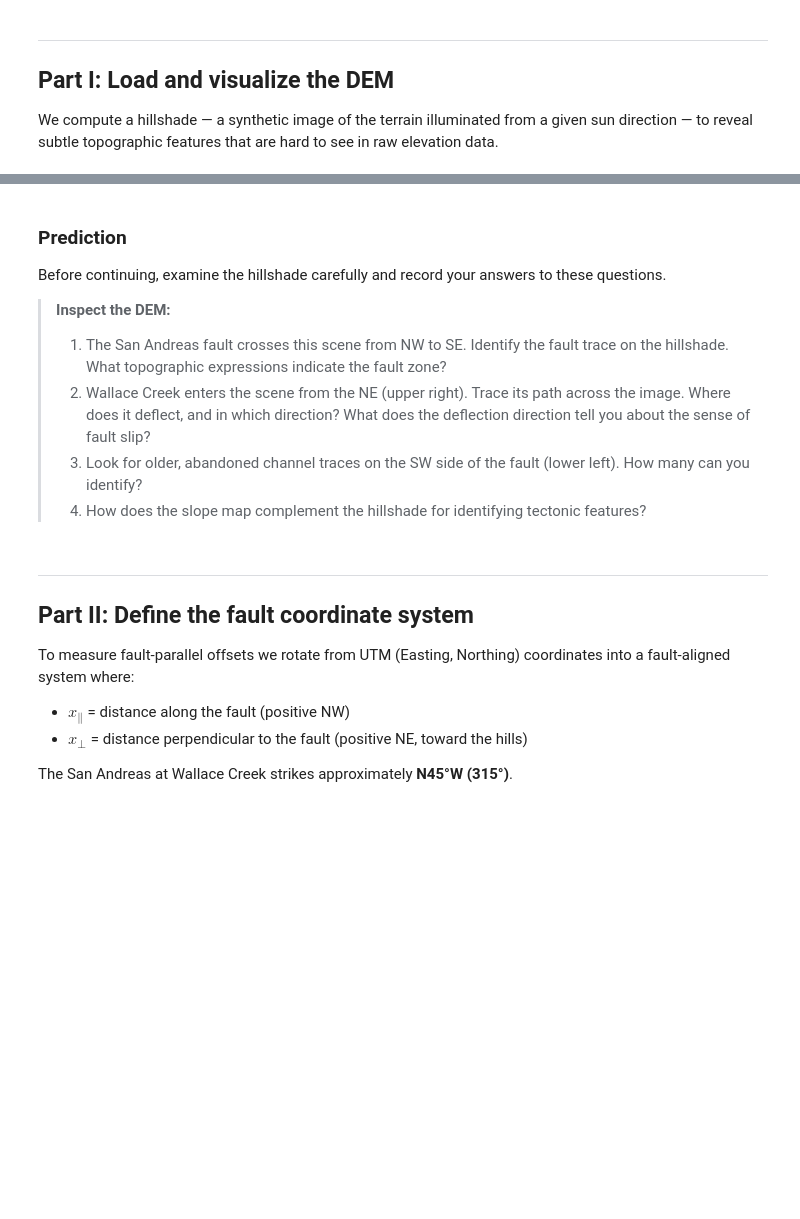
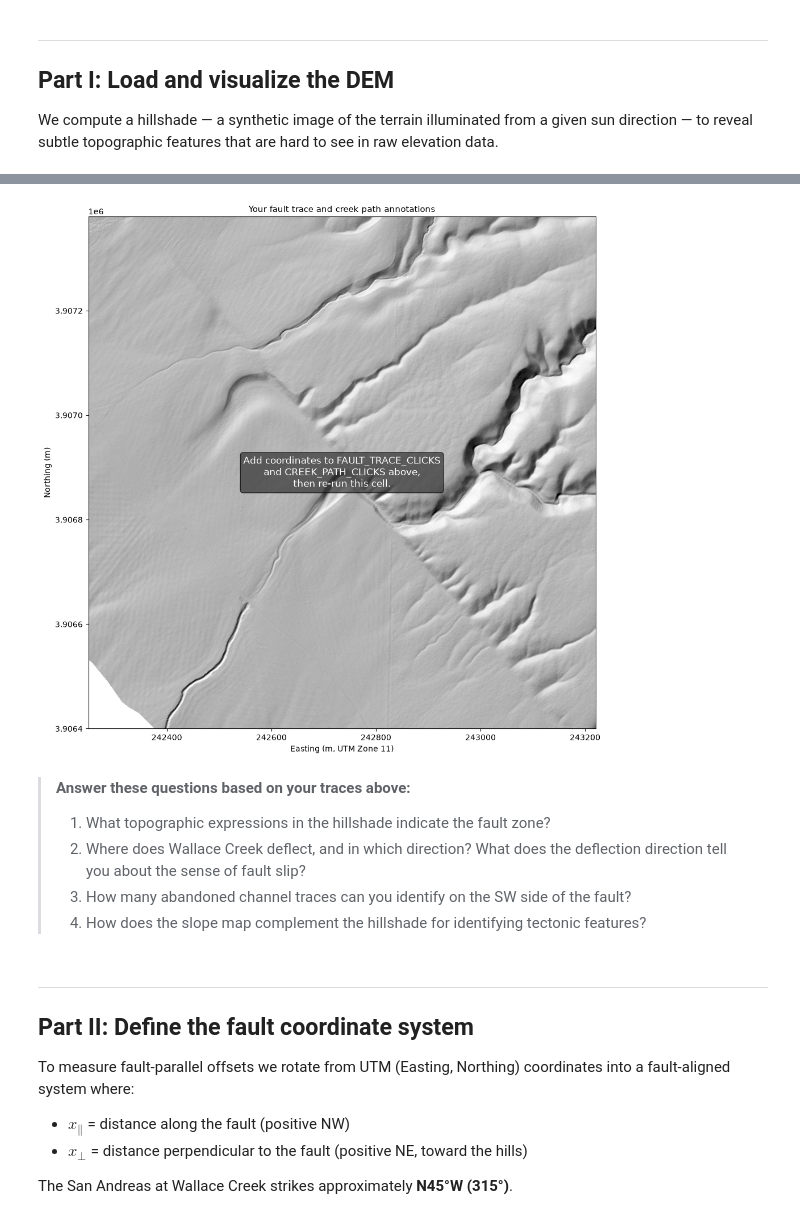
Before and after one commit to amtseismo/EPS166, a Jupyter notebook: notebooks/06_wallace_creek.ipynb, the cells around one changed output, grey strips where cells are left out. Saved outputs shown, nothing was run; the diff lists cells and outputs as text; code cells hidden in the pictures; blank space fills up the shorter version.

```diff
--- a/notebooks/06_wallace_creek.ipynb
+++ b/notebooks/06_wallace_creek.ipynb
@@ -48,18 +34,14 @@ print("Download complete.")
 # %%
+# Install rasterio (not pre-installed in Colab)
+import subprocess, sys
+subprocess.check_call([sys.executable, "-m", "pip", "install", "rasterio", "-q"])
+
 import numpy as np
 import matplotlib.pyplot as plt
 import matplotlib.patheffects as pe
 from matplotlib.patches import FancyArrowPatch
 from scipy.ndimage import uniform_filter
+import rasterio
+from rasterio.windows import from_bounds
 from urllib.request import urlopen
 import io
-
-# ── Download the LiDAR DEM ────────────────────────────────────────────────────
-DATA_URL = (
-    "https://github.com/amtseismo/EPS166/blob/9623662c79d7c6171f3b0829839e925296afb888/datasets/WallaceCreek.asc"
-)
-
-print(f"Downloading DEM from:\n  {DATA_URL}")
-with urlopen(DATA_URL, timeout=120) as r:
-    raw = r.read().decode()
-print("Download complete.")
@@ -156,12 +158,52 @@ plt.show()
+# %%
+# ── Annotate the hillshade with your fault trace and creek path ───────────────
+# Add UTM (Easting, Northing) coordinate pairs along the fault scarp and along
+# Wallace Creek by reading values off the overview map above.
+# Hover over the hillshade to read coordinates from the axis tick labels,
+# or use the profile location map in Part III.
+#
+# ⬇⬇ EDIT THESE — add as many points as you like ⬇⬇
+
+FAULT_TRACE_CLICKS = [
+    # (Easting, Northing)  — click along the fault scarp NW → SE
+]
+
+CREEK_PATH_CLICKS = [
+    # (Easting, Northing)  — click along Wallace Creek NE → SW through the deflection
+]
+
+# ── Plot your annotations ─────────────────────────────────────────────────────
+%matplotlib inline
+fig, ax = plt.subplots(figsize=(10, 10))
+ax.imshow(hs, cmap="gray", extent=EXT, origin="upper", vmin=0, vmax=1)
+ax.set_xlim(EXT[0], EXT[1]); ax.set_ylim(EXT[2], EXT[3])
+ax.set_xlabel("Easting (m, UTM Zone 11)"); ax.set_ylabel("Northing (m)")
+ax.set_title("Your fault trace and creek path annotations", fontsize=11)
+
+if FAULT_TRACE_CLICKS:
+    xs, ys = zip(*FAULT_TRACE_CLICKS)
+    ax.plot(xs, ys, "r-o", lw=2, ms=5, label="Fault trace")
+if CREEK_PATH_CLICKS:
+    xs, ys = zip(*CREEK_PATH_CLICKS)
+    ax.plot(xs, ys, "c-o", lw=2, ms=5, label="Creek path")
+
+if FAULT_TRACE_CLICKS or CREEK_PATH_CLICKS:
+    ax.legend(frameon=False, fontsize=10)
+else:
+    ax.text(0.5, 0.5, "Add coordinates to FAULT_TRACE_CLICKS\nand CREEK_PATH_CLICKS above,\nthen re-run this cell.",
+            transform=ax.transAxes, ha="center", va="center",
+            fontsize=12, color="white",
+            bbox=dict(boxstyle="round", fc="0.2", alpha=0.7))
+
+plt.tight_layout()
+plt.show()
+# %% [output]
+[figure, added]
 # %% [markdown]
-### Prediction
-
-Before continuing, examine the hillshade carefully and record your answers to these questions.
-
-> **Inspect the DEM:**
-> 1. The San Andreas fault crosses this scene from NW to SE. Identify the fault trace on the hillshade. What topographic expressions indicate the fault zone?
-> 2. Wallace Creek enters the scene from the NE (upper right). Trace its path across the image. Where does it deflect, and in which direction? What does the deflection direction tell you about the sense of fault slip?
-> 3. Look for older, abandoned channel traces on the SW side of the fault (lower left). How many can you identify?
+> **Answer these questions based on your traces above:**
+> 1. What topographic expressions in the hillshade indicate the fault zone?
+> 2. Where does Wallace Creek deflect, and in which direction? What does the deflection direction tell you about the sense of fault slip?
+> 3. How many abandoned channel traces can you identify on the SW side of the fault?
 > 4. How does the slope map complement the hillshade for identifying tectonic features?
 # %% [markdown]
 ---
```
Also changed, not shown: parts of 30 cells of this notebook.
